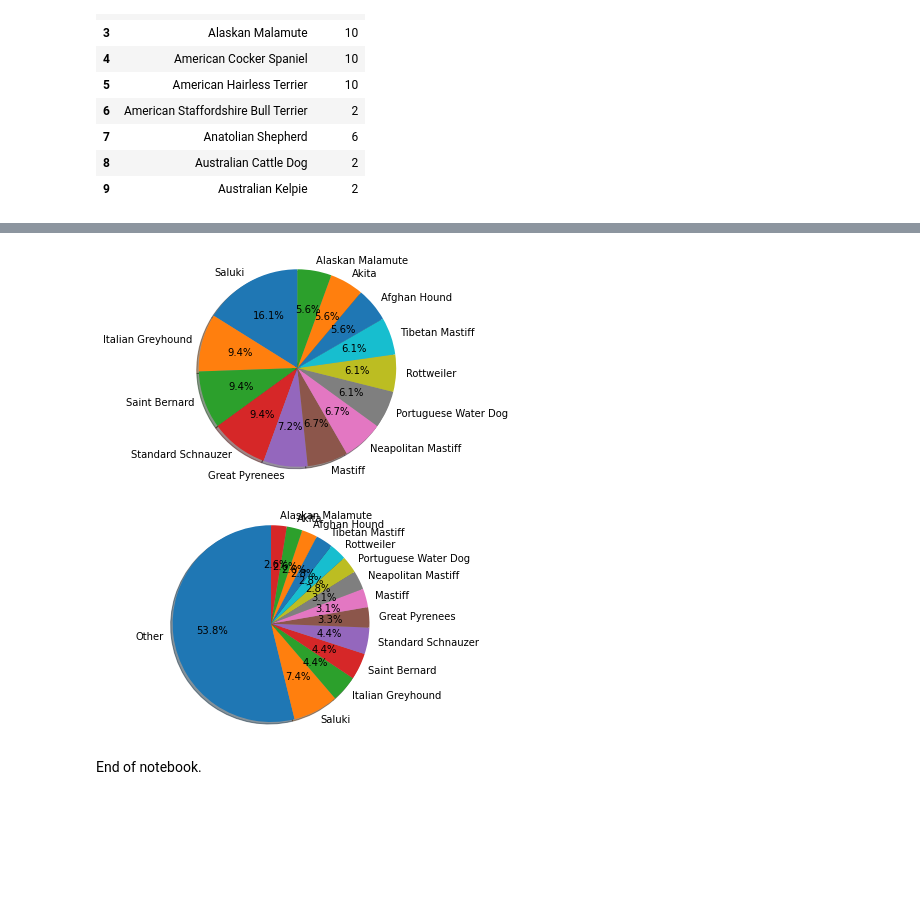
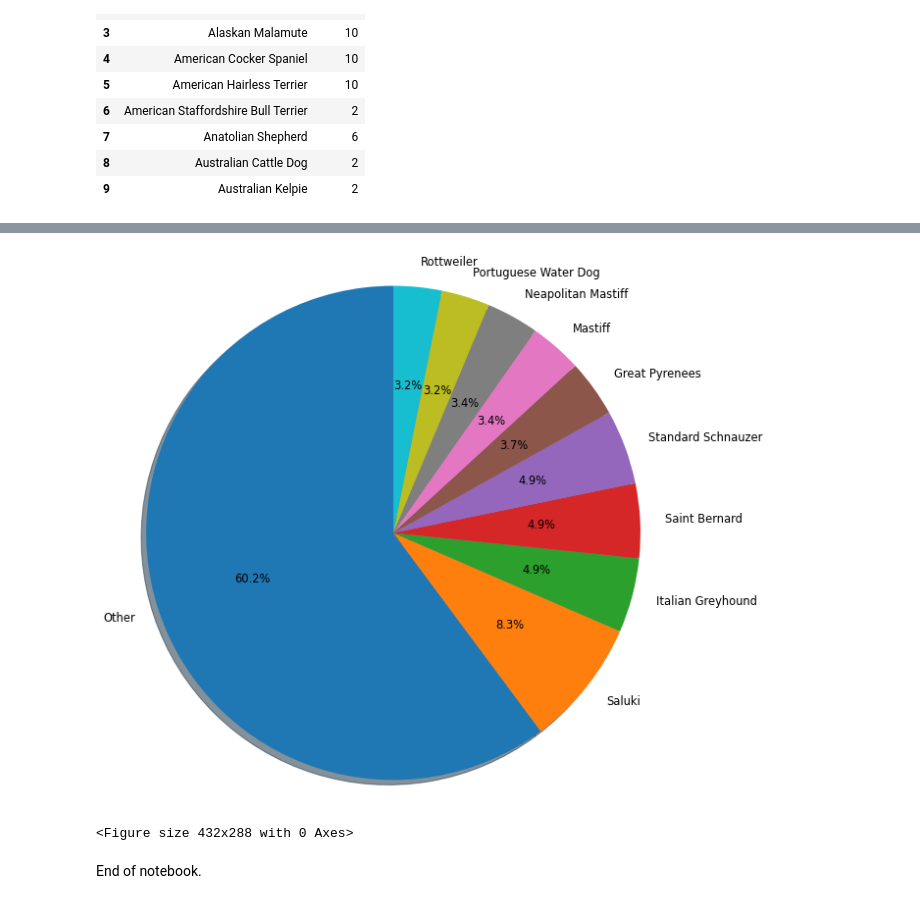
Before and after one commit to uc-cdis/gen3.org, a Jupyter notebook: content/resources/user/analyze-data/notebook2_canine.ipynb, the cells around one changed output, grey strips where cells are left out. Saved outputs shown, nothing was run; the diff lists cells and outputs as text; code cells hidden in the pictures; blank space fills up the shorter version.

```diff
--- a/content/resources/user/analyze-data/notebook2_canine.ipynb
+++ b/content/resources/user/analyze-data/notebook2_canine.ipynb
@@ -322,39 +275,33 @@ plt.show()
-# %%
-# Pie chart with top 13 entries only
-top13 = counts_breed[counts_breed.counts > 9].nlargest(13, 'counts') # top 13 entries with counts > 9
-data = top13['counts']
-categories = bla["breed"]
-
-fig1, ax1 = plt.subplots()
-ax1.pie(data, labels=categories, autopct='%1.1f%%',
-        shadow=True, startangle=90)
-ax1.axis('equal')  # Equal aspect ratio ensures that pie is drawn as a circle.
-
-plt.show()
-# %% [output]
-[figure, removed]
 # %%
-# Set limits for a the counts and separate into two bins. Those below 9 counts and those above.
+# We want to show the breeds that have above 9 counts and store all other breeds as "Other"
+# First, we set limits for a the counts and separate into two bins (those below 9 counts and those above).
 # The first row keeps the count above 9 as the original "breed" and change the counts below 9 to "Other"
 counts_breed["new_breed"] = np.where(counts_breed["counts"] >9, counts_breed['breed'], 'Other')
 
-# Using the groupby function from before, we again count the amount of entries of each breed
+# Using the groupby function from before, we can again count the amount of entries of each breed
 count_table = counts_breed.groupby('new_breed').sum() # count_table has now only one column
 count_table = count_table.reset_index() # this command resets to two columns
 
-# Return a pie chart of the top 9
-top14 = count_table[count_table.counts > 9].nlargest(14, 'counts')
+# Return a pie chart of the results
+top14 = count_table[count_table.counts > 9].nlargest(10, 'counts') # show only the top 10 and others
 data = top14["counts"]
 categories = top14["new_breed"]
 fig1, ax1 = plt.subplots()
 ax1.pie(data, labels=categories, autopct='%1.1f%%',
         shadow=True, startangle=90)
 ax1.axis('equal')  # Equal aspect ratio ensures that pie is drawn as a circle.
+
+fig1.set_size_inches(10, 10) # Adjust figure size
+mpl.rcParams['font.size'] = 11.5 # Adjust font size
+
+
 plt.show()
 # %% [output]
-[figure, old version]
+[figure, new version]
 # %%
 # Save the figure above
-fig1. savefig('plot.png')
+fig1.savefig('plot.png')
+# %% [output]
+<Figure size 432x288 with 0 Axes>
 # %% [markdown]
 End of notebook.
```
Also changed, not shown: parts of 22 cells of this notebook.
